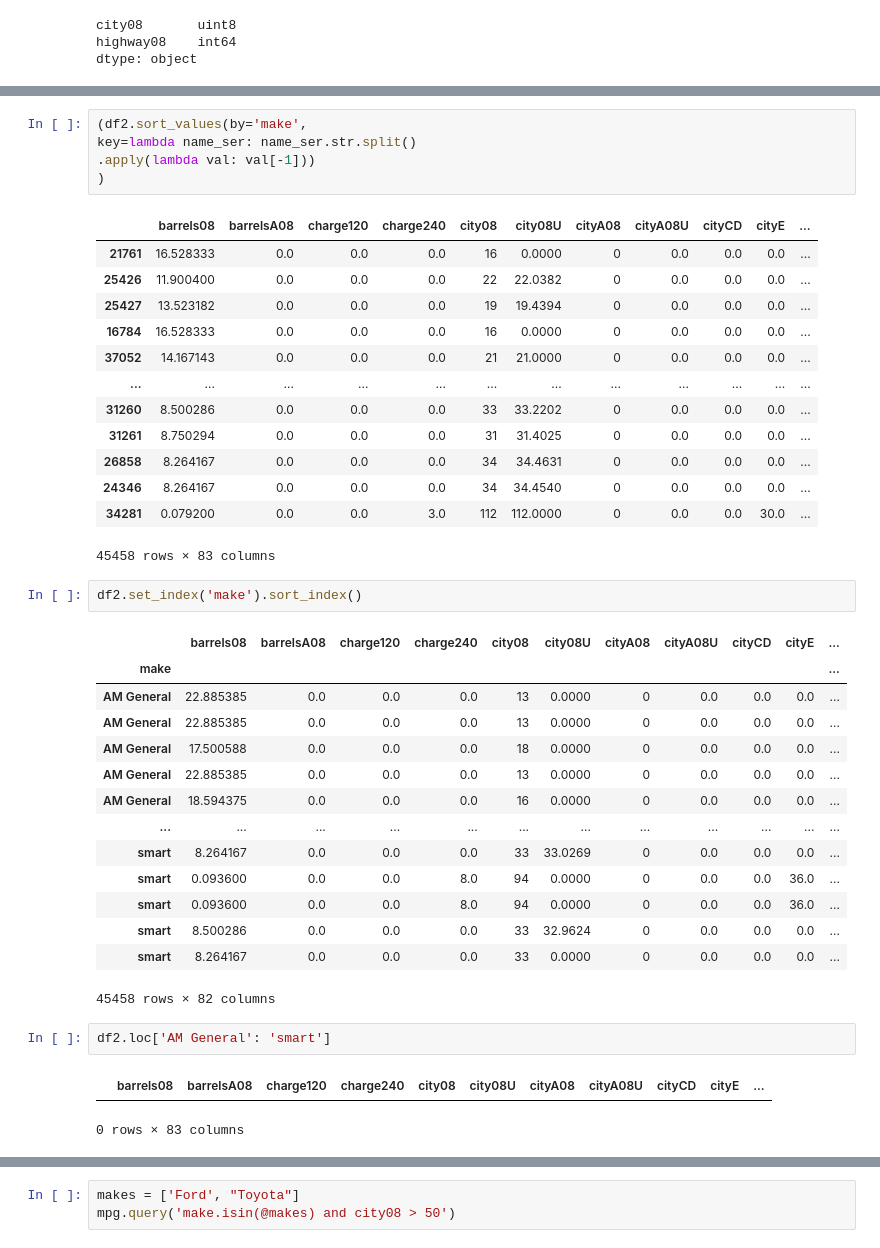
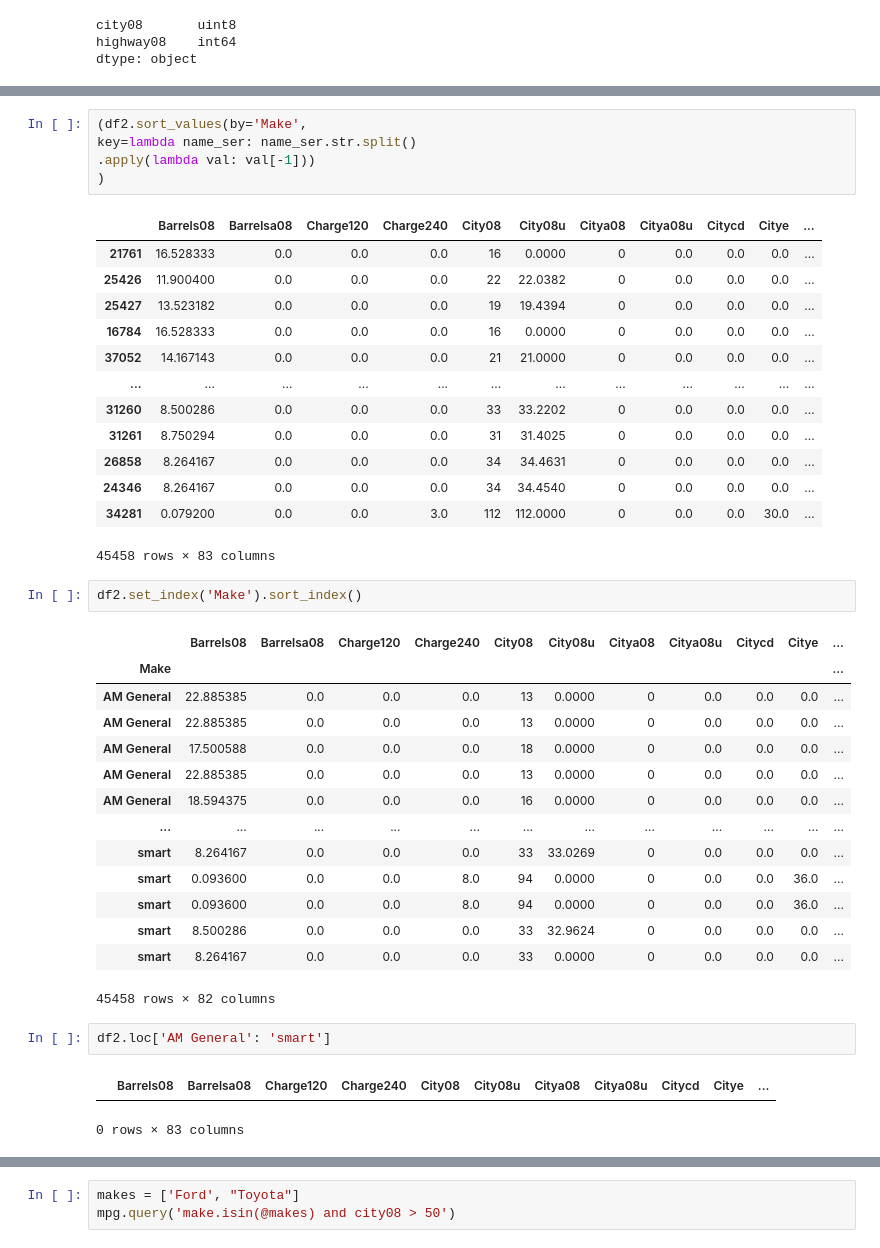
Before and after one commit to Ahmed-ui94/web_programming, a Jupyter notebook: pandas1/pandas.ipynb, the cells around one changed output, grey strips where cells are left out. Drawn from its saved outputs; the diff is of its cells as text.

```diff
--- a/pandas1/pandas.ipynb
+++ b/pandas1/pandas.ipynb
@@ -2425,10 +2429,10 @@ Name: make, Length: 45458, dtype: object
 # %%
-(df2.sort_values(by='make',
+(df2.sort_values(by='Make',
 key=lambda name_ser: name_ser.str.split()
 .apply(lambda val: val[-1]))
 )
 # %% [output]
-|  | barrels08 | barrelsA08 | charge120 | charge240 | city08 | city08U | cityA08 | cityA08U | cityCD | cityE | ... |
+|  | Barrels08 | Barrelsa08 | Charge120 | Charge240 | City08 | City08u | Citya08 | Citya08u | Citycd | Citye | ... |
 | 21761 | 16.528333 | 0.0 | 0.0 | 0.0 | 16 | 0.0000 | 0 | 0.0 | 0.0 | 0.0 | ... |
 | 25426 | 11.900400 | 0.0 | 0.0 | 0.0 | 22 | 22.0382 | 0 | 0.0 | 0.0 | 0.0 | ... |
 | 25427 | 13.523182 | 0.0 | 0.0 | 0.0 | 19 | 19.4394 | 0 | 0.0 | 0.0 | 0.0 | ... |
@@ -2442,10 +2446,10 @@ key=lambda name_ser: name_ser.str.split()
 | 34281 | 0.079200 | 0.0 | 0.0 | 3.0 | 112 | 112.0000 | 0 | 0.0 | 0.0 | 30.0 | ... |
 45458 rows × 83 columns
 # %%
-df2.set_index('make').sort_index()
+df2.set_index('Make').sort_index()
 # %% [output]
-|  | barrels08 | barrelsA08 | charge120 | charge240 | city08 | city08U | cityA08 | cityA08U | cityCD | cityE | ... |
-| make |  |  |  |  |  |  |  |  |  |  | ... |
+|  | Barrels08 | Barrelsa08 | Charge120 | Charge240 | City08 | City08u | Citya08 | Citya08u | Citycd | Citye | ... |
+| Make |  |  |  |  |  |  |  |  |  |  | ... |
 | AM General | 22.885385 | 0.0 | 0.0 | 0.0 | 13 | 0.0000 | 0 | 0.0 | 0.0 | 0.0 | ... |
 | AM General | 22.885385 | 0.0 | 0.0 | 0.0 | 13 | 0.0000 | 0 | 0.0 | 0.0 | 0.0 | ... |
 | AM General | 17.500588 | 0.0 | 0.0 | 0.0 | 18 | 0.0000 | 0 | 0.0 | 0.0 | 0.0 | ... |
@@ -2461,6 +2465,6 @@ df2.set_index('make').sort_index()
 # %%
 df2.loc['AM General': 'smart']
 # %% [output]
-|  | barrels08 | barrelsA08 | charge120 | charge240 | city08 | city08U | cityA08 | cityA08U | cityCD | cityE | ... |
+|  | Barrels08 | Barrelsa08 | Charge120 | Charge240 | City08 | City08u | Citya08 | Citya08u | Citycd | Citye | ... |
 0 rows × 83 columns
 # %%
```
Also changed, not shown: parts of 44 cells of this notebook, 3 other files.
